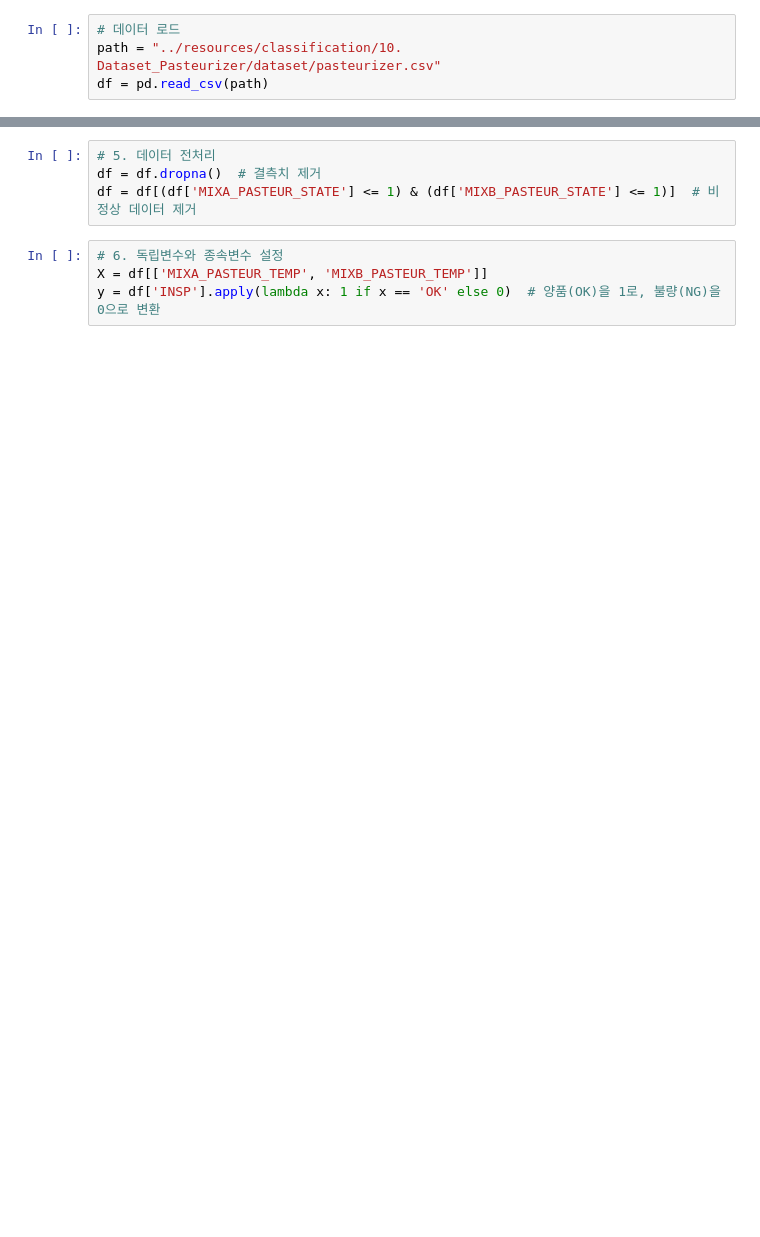
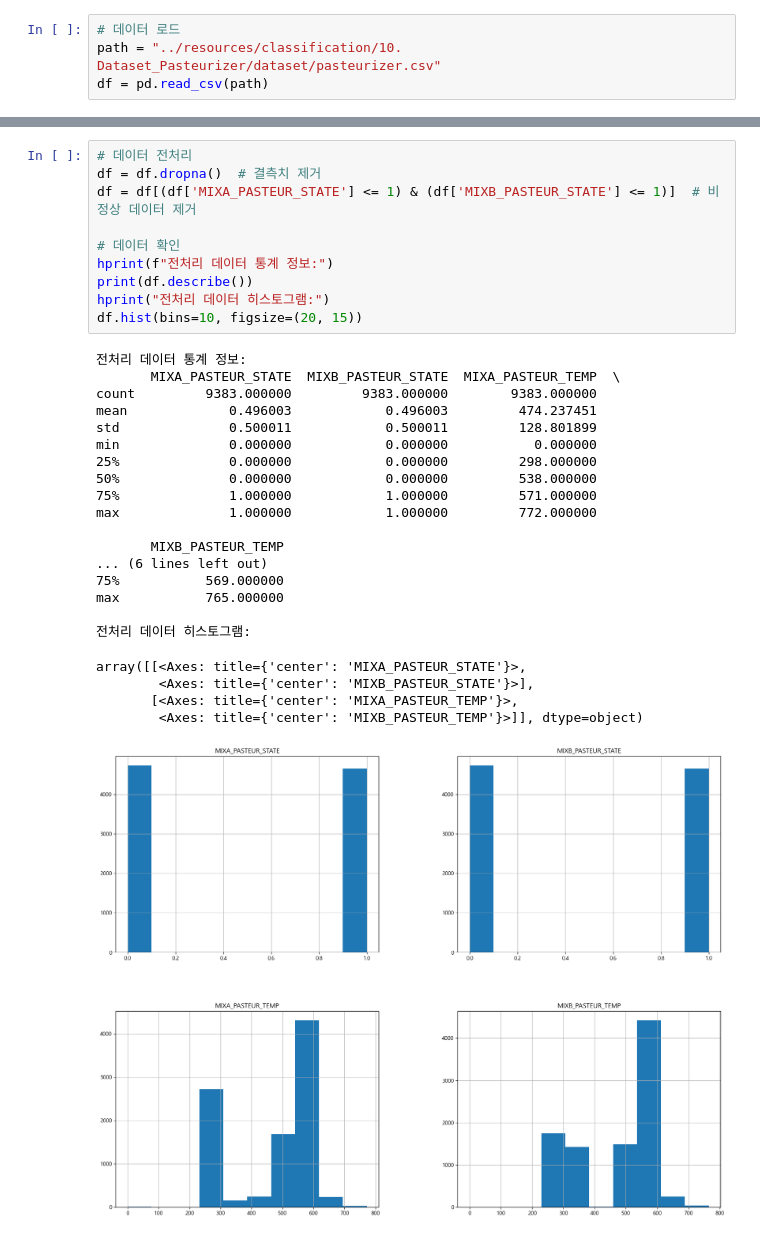
Before and after one commit to iujunhyung/ml-learn, a Jupyter notebook: notebooks/classification.ipynb, the cells around one changed output, grey strips where cells are left out. Drawn from its saved outputs; the diff is of its cells as text; blank space fills up the shorter version.

```diff
--- a/notebooks/classification.ipynb
+++ b/notebooks/classification.ipynb
@@ -23,8 +51,33 @@ print(df.describe())
 # %%
-# 5. 데이터 전처리
+# 데이터 전처리
 df = df.dropna()  # 결측치 제거
 df = df[(df['MIXA_PASTEUR_STATE'] <= 1) & (df['MIXB_PASTEUR_STATE'] <= 1)]  # 비정상 데이터 제거
+
+# 데이터 확인
+hprint(f"전처리 데이터 통계 정보:")
+print(df.describe())
+hprint("전처리 데이터 히스토그램:")
+df.hist(bins=10, figsize=(20, 15))
+# %% [output]
+전처리 데이터 통계 정보:
+       MIXA_PASTEUR_STATE  MIXB_PASTEUR_STATE  MIXA_PASTEUR_TEMP  \
+count         9383.000000         9383.000000        9383.000000
+mean             0.496003            0.496003         474.237451
+std              0.500011            0.500011         128.801899
+min              0.000000            0.000000           0.000000
+25%              0.000000            0.000000         298.000000
+50%              0.000000            0.000000         538.000000
+75%              1.000000            1.000000         571.000000
+max              1.000000            1.000000         772.000000
+
+       MIXB_PASTEUR_TEMP
+... (6 lines left out)
+75%           569.000000
+max           765.000000
+
+전처리 데이터 히스토그램:
+array([[<Axes: title={'center': 'MIXA_PASTEUR_STATE'}>,
+        <Axes: title={'center': 'MIXB_PASTEUR_STATE'}>],
+       [<Axes: title={'center': 'MIXA_PASTEUR_TEMP'}>,
+        <Axes: title={'center': 'MIXB_PASTEUR_TEMP'}>]], dtype=object)
+[figure, added]
-# %%
-# 6. 독립변수와 종속변수 설정
-X = df[['MIXA_PASTEUR_TEMP', 'MIXB_PASTEUR_TEMP']]
-y = df['INSP'].apply(lambda x: 1 if x == 'OK' else 0)  # 양품(OK)을 1로, 불량(NG)을 0으로 변환
```
Also changed, not shown: parts of 9 cells of this notebook, 5 other files.
